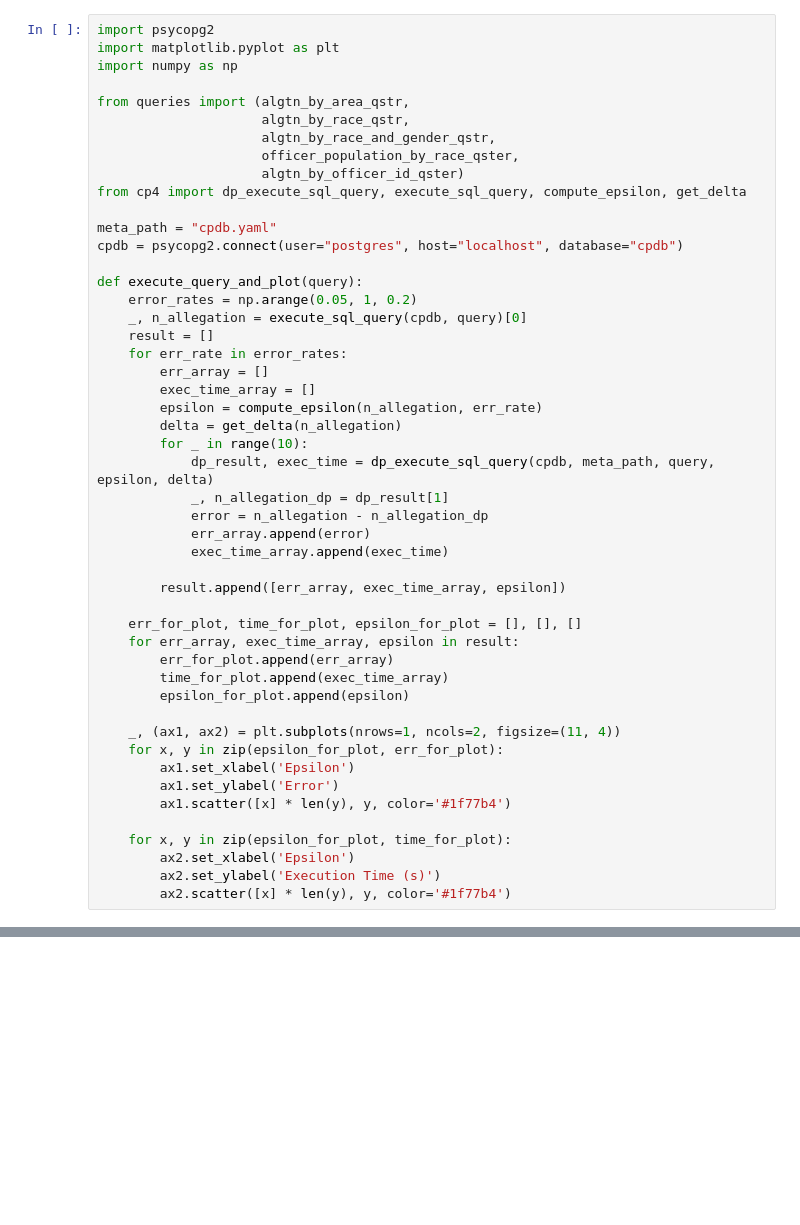
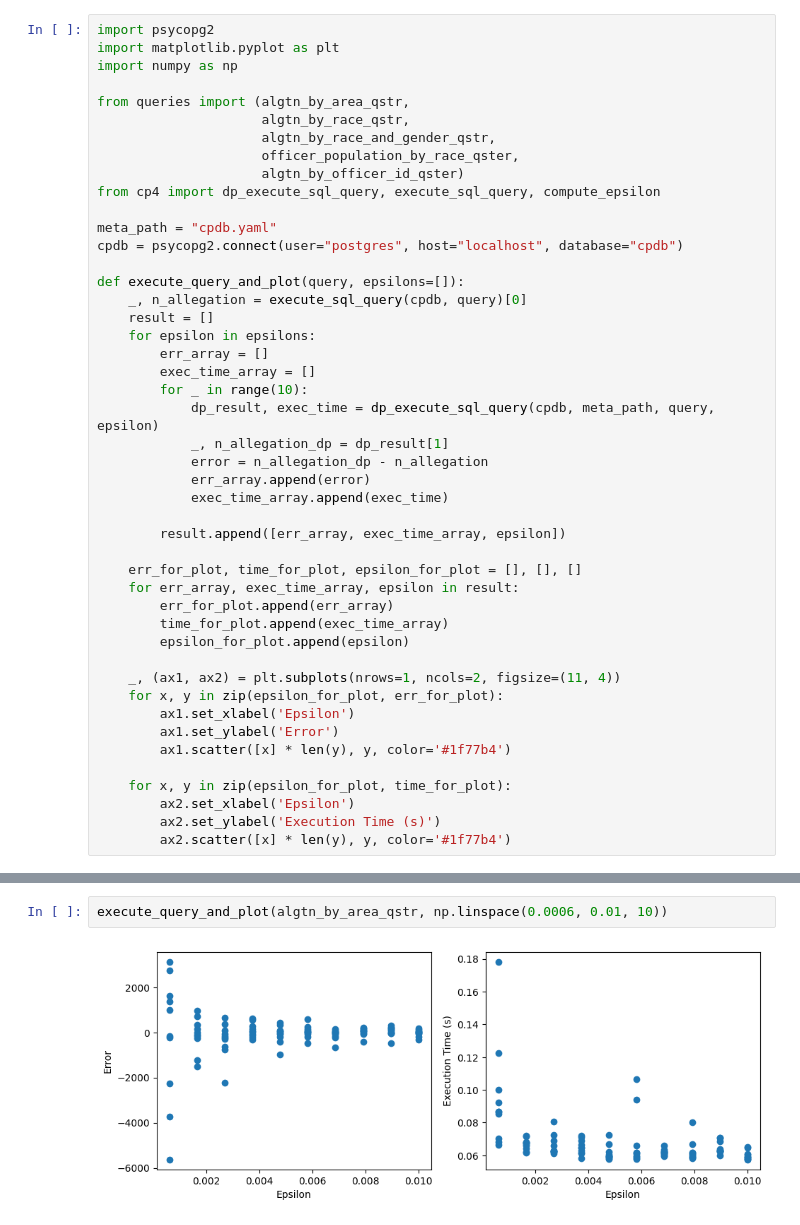
Before and after one commit to zongziyao/cpdb-dp-proj, a Jupyter notebook: output.ipynb, the cells around one changed output, grey strips where cells are left out. Drawn from its saved outputs; the diff is of its cells as text; blank space fills up the shorter version.

Commit message:
Add epsilon value list for each query

```diff
--- a/output.ipynb
+++ b/output.ipynb
@@ -8,24 +8,21 @@ from queries import (algtn_by_area_qstr,
                      algtn_by_race_and_gender_qstr,
                      officer_population_by_race_qster,
                      algtn_by_officer_id_qster)
-from cp4 import dp_execute_sql_query, execute_sql_query, compute_epsilon, get_delta
+from cp4 import dp_execute_sql_query, execute_sql_query, compute_epsilon
 
 meta_path = "cpdb.yaml"
 cpdb = psycopg2.connect(user="postgres", host="localhost", database="cpdb")
 
-def execute_query_and_plot(query):
-    error_rates = np.arange(0.05, 1, 0.2)
+def execute_query_and_plot(query, epsilons=[]):
     _, n_allegation = execute_sql_query(cpdb, query)[0]
     result = []
-    for err_rate in error_rates:
+    for epsilon in epsilons:
         err_array = []
         exec_time_array = []
-        epsilon = compute_epsilon(n_allegation, err_rate)
-        delta = get_delta(n_allegation)
         for _ in range(10):
-            dp_result, exec_time = dp_execute_sql_query(cpdb, meta_path, query, epsilon, delta)
+            dp_result, exec_time = dp_execute_sql_query(cpdb, meta_path, query, epsilon)
             _, n_allegation_dp = dp_result[1]
-            error = n_allegation - n_allegation_dp
+            error = n_allegation_dp - n_allegation
             err_array.append(error)
             exec_time_array.append(exec_time)
 
@@ -69,0 +47,4 @@ execute_query_and_plot(algtn_by_officer_id_qster)
+# %%
+execute_query_and_plot(algtn_by_area_qstr, np.linspace(0.0006, 0.01, 10))
+# %% [output]
+[figure, added]
```
Also changed, not shown: parts of 9 cells of this notebook, 3 other files.
